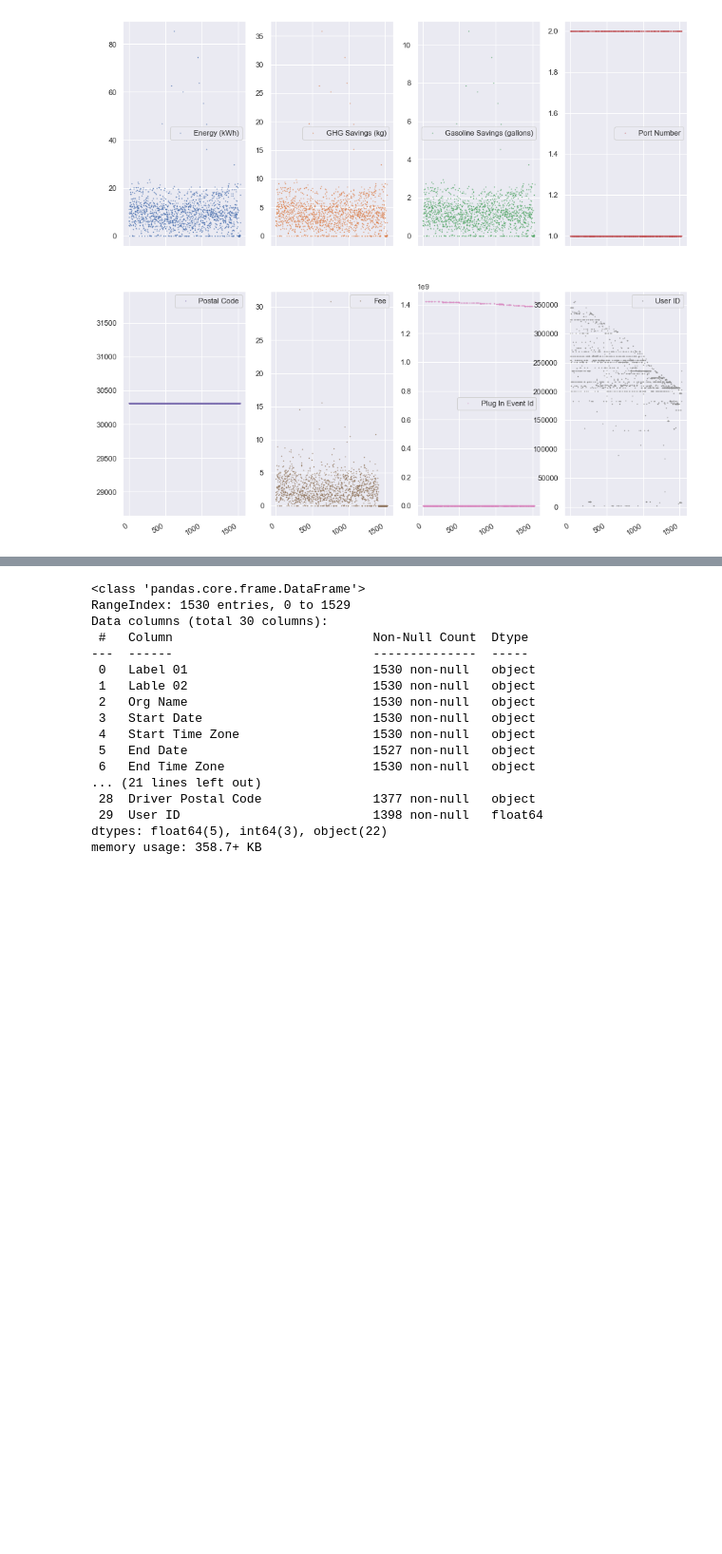
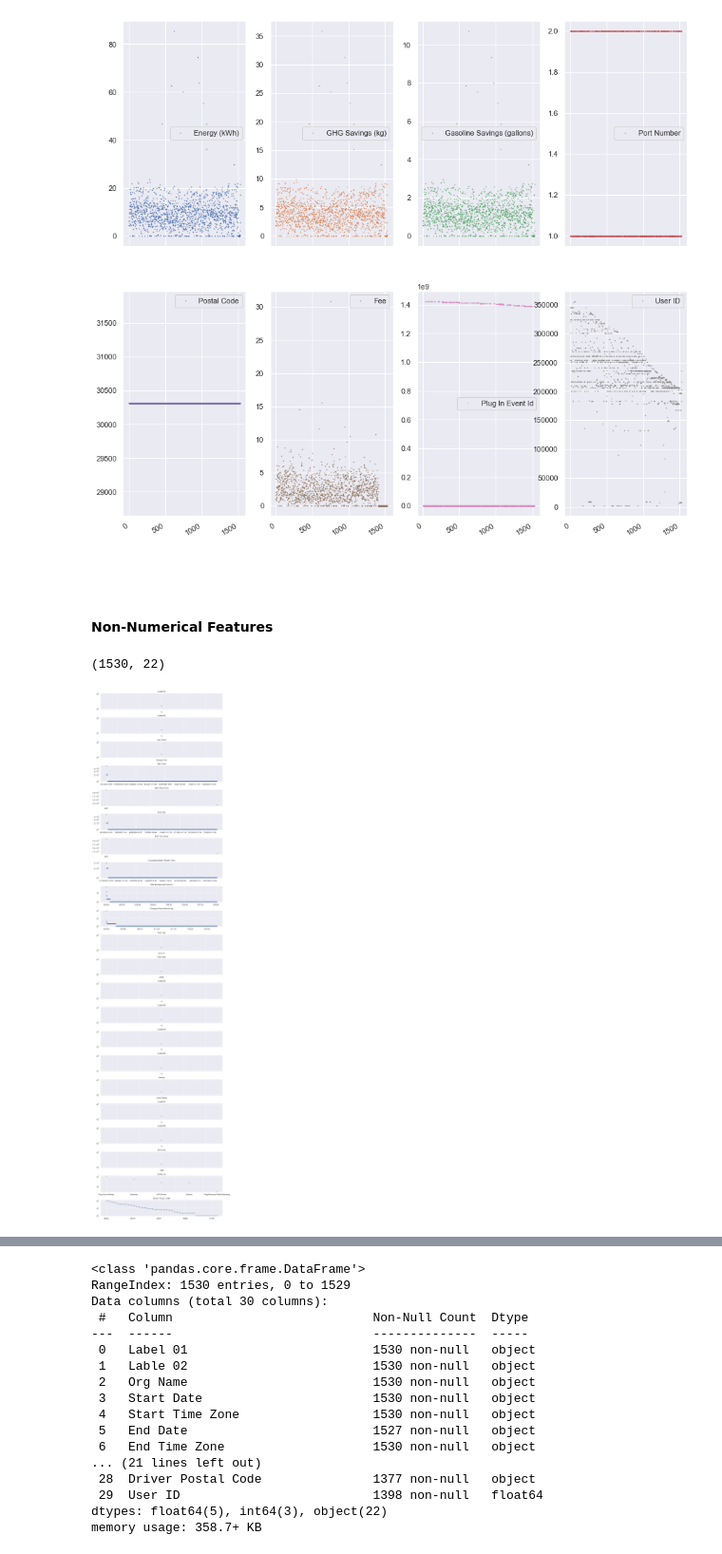
Before and after one commit to encodingintuition/EV_Infrastructure, a Jupyter notebook: code/GATECH-CB--01_EDA01.ipynb, the cells around one changed output, grey strips where cells are left out. Shown at 95% size. Drawn from its saved outputs; the diff is of its cells as text; code cells hidden in the pictures; blank space fills up the shorter version.

```diff
--- a/code/GATECH-CB--01_EDA01.ipynb
+++ b/code/GATECH-CB--01_EDA01.ipynb
@@ -133,3 +133,31 @@ df.plot(lw=0,
     markersize=1);
 # %% [output]
 [figure]
+# %% [markdown]
+<br>
+# %% [markdown]
+#### Non-Numerical Features
+# %%
+# number of non-numerical features
+df.select_dtypes(exclude=["number", "datetime"]).shape
+# %% [output]
+(1530, 22)
+# %%
+# Create figure object with 3 subplots
+fig, axes = plt.subplots(ncols=1, nrows=22, figsize=(12, 45))
+
+# Identify non-numerical features
+df_non_numerical = df.select_dtypes(exclude=["number", "datetime"])
+
+# Loop through features and put each subplot on a matplotlib axis object
+for col, ax in zip(df_non_numerical.columns, axes.ravel()):
+
+    # Selects one single feature and counts number of unique value
+    df_non_numerical[col].value_counts().plot(
+
+        # Plots this information in a figure with log-scaled y-axis
+        logy=True, title=col, lw=0, marker=".", ax=ax)
+
+plt.tight_layout();
+# %% [output]
+[figure, added]
```
Also changed, not shown: parts of 6 cells of this notebook.
